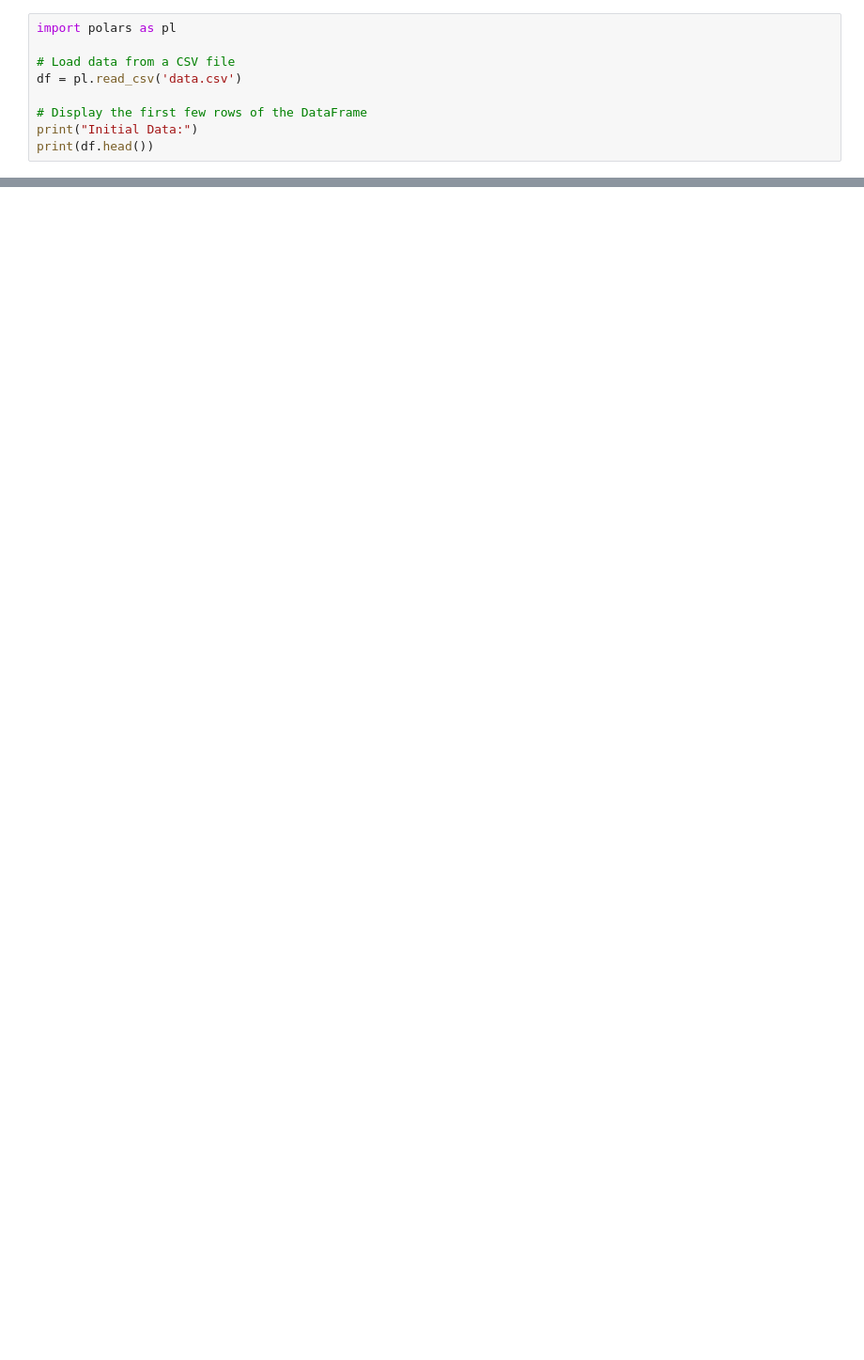
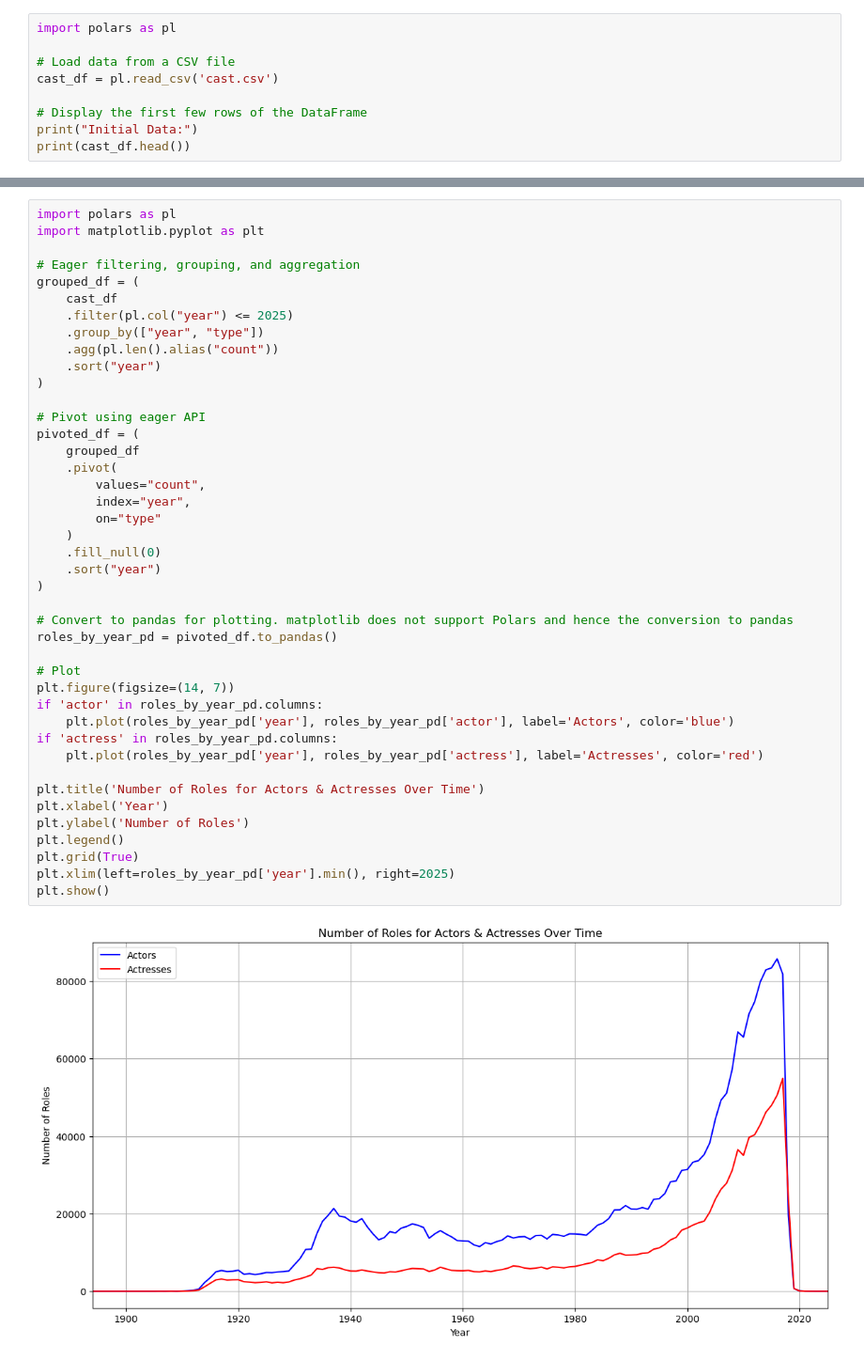
Before and after one commit to gdallvo1/OIM7502_SP25_classwork, a Jupyter notebook: Midterm_Polars/Polars_UseCases.ipynb, the cells around one changed output, grey strips where cells are left out. Shown at 94% size. Saved outputs shown, nothing was run; the diff lists cells and outputs as text; blank space fills up the shorter version.

```diff
--- a/Midterm_Polars/Polars_UseCases.ipynb
+++ b/Midterm_Polars/Polars_UseCases.ipynb
@@ -2,9 +2,9 @@
 import polars as pl
 
 # Load data from a CSV file
-df = pl.read_csv('data.csv')
+cast_df = pl.read_csv('cast.csv')
 
 # Display the first few rows of the DataFrame
 print("Initial Data:")
-print(df.head())
+print(cast_df.head())
 # %% [output]
@@ -61,0 +115,44 @@ print(sorted_df)
+# %%
+import polars as pl
+import matplotlib.pyplot as plt
+
+# Eager filtering, grouping, and aggregation
+grouped_df = (
+    cast_df
+    .filter(pl.col("year") <= 2025)
+    .group_by(["year", "type"])
+    .agg(pl.len().alias("count"))
+    .sort("year")
+)
+
+# Pivot using eager API
+pivoted_df = (
+    grouped_df
+    .pivot(
+        values="count",
+        index="year",
+        on="type"
+    )
+    .fill_null(0)
+    .sort("year")
+)
+
+# Convert to pandas for plotting. matplotlib does not support Polars and hence the conversion to pandas
+roles_by_year_pd = pivoted_df.to_pandas()
+
+# Plot
+plt.figure(figsize=(14, 7))
+if 'actor' in roles_by_year_pd.columns:
+    plt.plot(roles_by_year_pd['year'], roles_by_year_pd['actor'], label='Actors', color='blue')
+if 'actress' in roles_by_year_pd.columns:
+    plt.plot(roles_by_year_pd['year'], roles_by_year_pd['actress'], label='Actresses', color='red')
+
+plt.title('Number of Roles for Actors & Actresses Over Time')
+plt.xlabel('Year')
+plt.ylabel('Number of Roles')
+plt.legend()
+plt.grid(True)
+plt.xlim(left=roles_by_year_pd['year'].min(), right=2025)
+plt.show()
+# %% [output]
+[figure, added]
```
Also changed, not shown: parts of 9 cells of this notebook, 3 other files.
